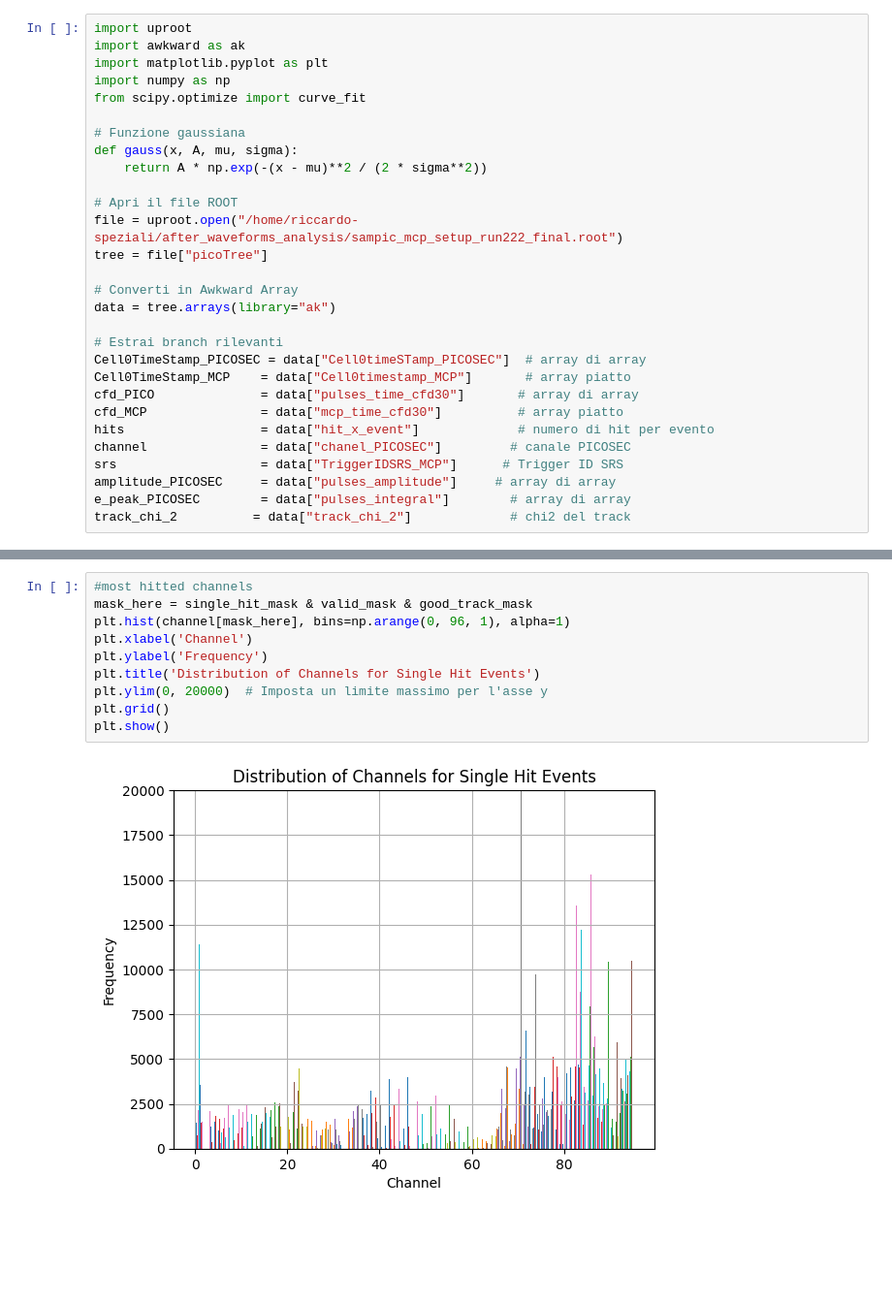
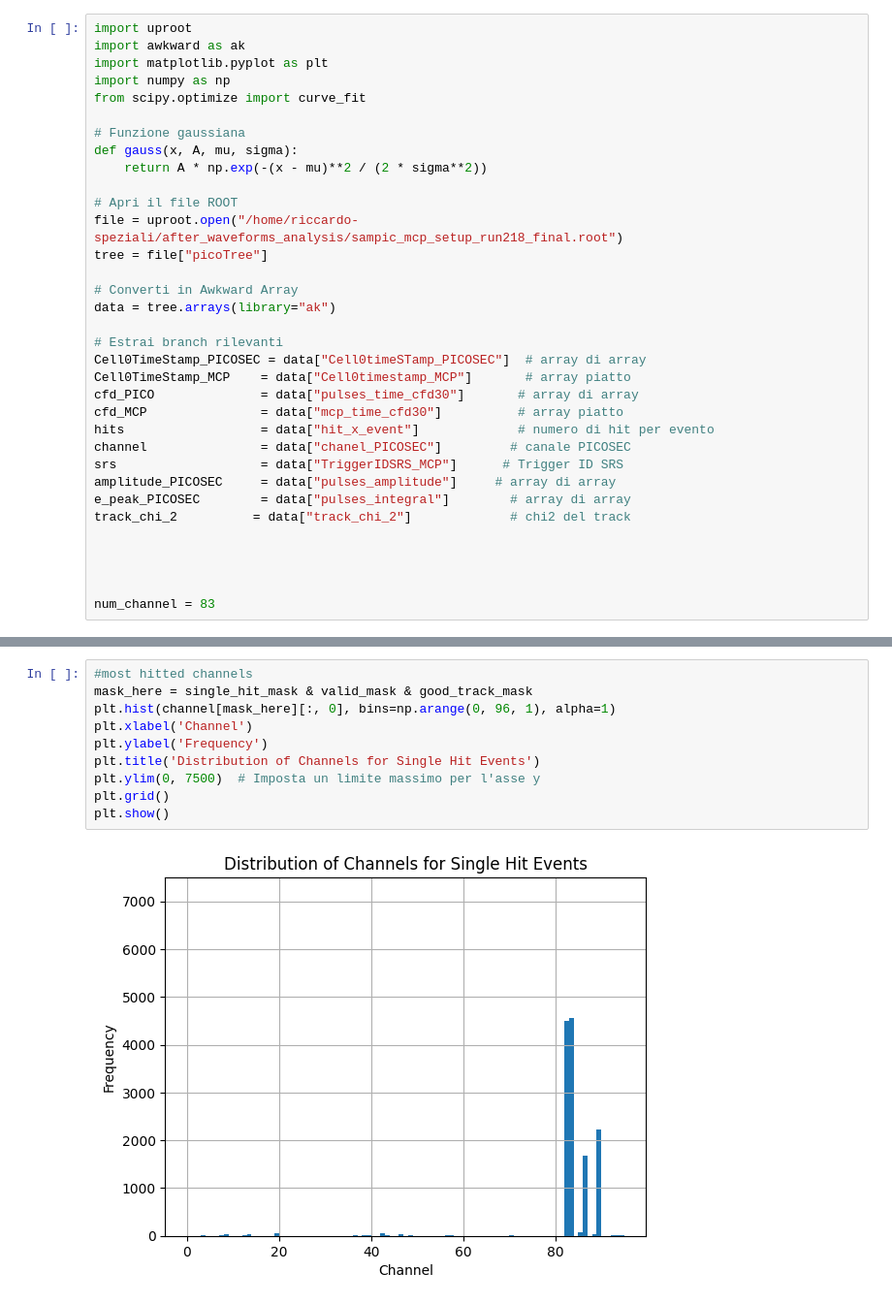
Before and after one commit to annascanu/TestbeamAnalysis, a Jupyter notebook: src/complete_analysis_PICOSEC.ipynb, the cells around one changed output, grey strips where cells are left out. Shown at 97% size. Cells and saved outputs as stored; diff of their text form; blank space fills up the shorter version.

```diff
--- a/src/complete_analysis_PICOSEC.ipynb
+++ b/src/complete_analysis_PICOSEC.ipynb
@@ -10,7 +10,7 @@ def gauss(x, A, mu, sigma):
     return A * np.exp(-(x - mu)**2 / (2 * sigma**2))
 
 # Apri il file ROOT
-file = uproot.open("/home/riccardo-speziali/after_waveforms_analysis/sampic_mcp_setup_run222_final.root")
+file = uproot.open("/home/riccardo-speziali/after_waveforms_analysis/sampic_mcp_setup_run218_final.root")
 tree = file["picoTree"]
 
 # Converti in Awkward Array
@@ -27,6 +27,11 @@ srs                   = data["TriggerIDSRS_MCP"]      # Trigger ID SRS
 amplitude_PICOSEC     = data["pulses_amplitude"]     # array di array
 e_peak_PICOSEC        = data["pulses_integral"]        # array di array
 track_chi_2          = data["track_chi_2"]             # chi2 del track
+
+
+
+
+num_channel = 83
 # %%
 #fit track chi_2
 chi_2_values = ak.to_numpy(track_chi_2)
@@ -147,15 +255,15 @@ plt.show()
 # %%
 #most hitted channels
 mask_here = single_hit_mask & valid_mask & good_track_mask
-plt.hist(channel[mask_here], bins=np.arange(0, 96, 1), alpha=1)
+plt.hist(channel[mask_here][:, 0], bins=np.arange(0, 96, 1), alpha=1)
 plt.xlabel('Channel')
 plt.ylabel('Frequency')
 plt.title('Distribution of Channels for Single Hit Events')
-plt.ylim(0, 20000)  # Imposta un limite massimo per l'asse y
+plt.ylim(0, 7500)  # Imposta un limite massimo per l'asse y
 plt.grid()
 plt.show()
 # %% [output]
-[figure, old version]
+[figure, new version]
 # %%
 flat_channels = channel[mask_here][:, 0]
 flat_channels
```
Also changed, not shown: parts of 10 cells of this notebook, 2 other files.
